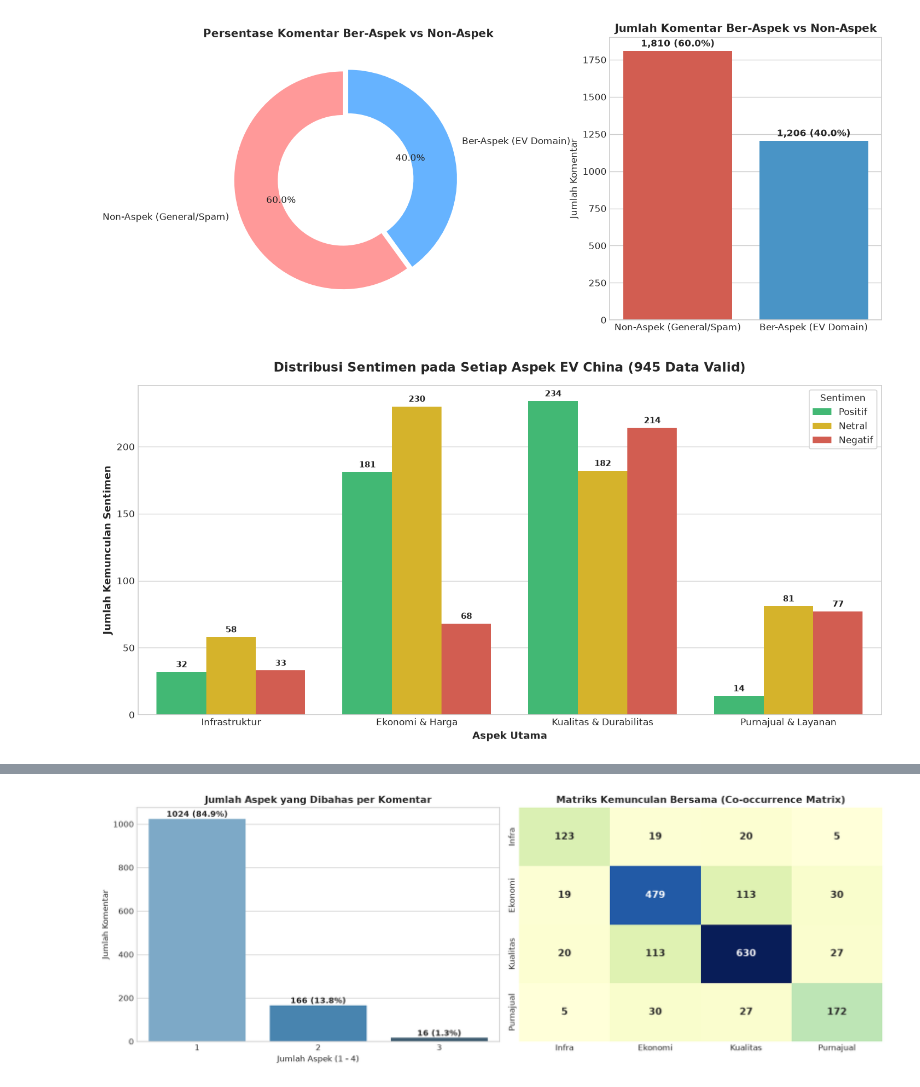
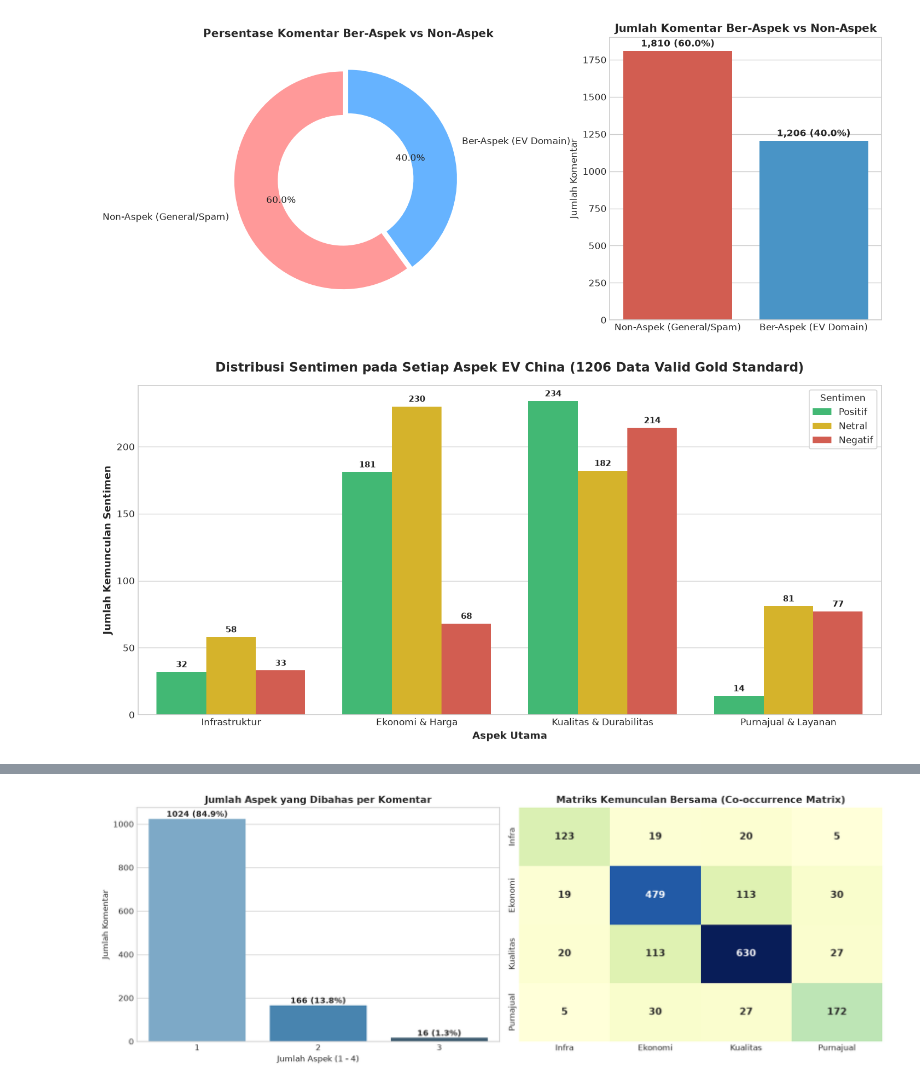
Before and after one commit to wicaksonohanif/aspect_based_SA_EV, a Jupyter notebook: notebooks/03_eda_labeled_dataset.ipynb, the cells around one changed output, grey strips where cells are left out. Drawn from its saved outputs; the diff is of its cells as text; code cells hidden in the pictures.

```diff
--- a/notebooks/03_eda_labeled_dataset.ipynb
+++ b/notebooks/03_eda_labeled_dataset.ipynb
@@ -105,32 +106,32 @@ for col, name in aspect_names.items():
     s_counts = df_valid[col].value_counts()
     for sent in ['positif', 'netral', 'negatif']:
         records.append({
             'Aspek': name,
             'Sentimen': sent.capitalize(),
             'Jumlah': s_counts.get(sent, 0)
         })
 
 df_aspect_sent = pd.DataFrame(records)
 
 plt.figure(figsize=(12, 6))
 palette = {'Positif': '#2ecc71', 'Netral': '#f1c40f', 'Negatif': '#e74c3c'}
 
 ax = sns.barplot(data=df_aspect_sent, x='Aspek', y='Jumlah', hue='Sentimen', palette=palette)
-plt.title('Distribusi Sentimen pada Setiap Aspek EV China (945 Data Valid)', fontsize=14, fontweight='bold', pad=15)
+plt.title(f'Distribusi Sentimen pada Setiap Aspek EV China ({len(df_valid)} Data Valid Gold Standard)', fontsize=14, fontweight='bold', pad=15)
 plt.xlabel('Aspek Utama', fontsize=11, fontweight='bold')
 plt.ylabel('Jumlah Kemunculan Sentimen', fontsize=11, fontweight='bold')
 plt.legend(title='Sentimen', frameon=True)
 
 # Annotate bars
 for p in ax.patches:
     height = p.get_height()
     if height > 0:
         ax.annotate(f'{int(height)}',
                     (p.get_x() + p.get_width() / 2., height),
                     ha='center', va='bottom', fontsize=9, fontweight='bold',
                     xytext=(0, 3), textcoords='offset points')
 
 plt.tight_layout()
 plt.show()
 # %% [output]
-[figure, old version]
+[figure, new version]
```
Also changed, not shown: parts of 7 cells of this notebook, 5 other files.
